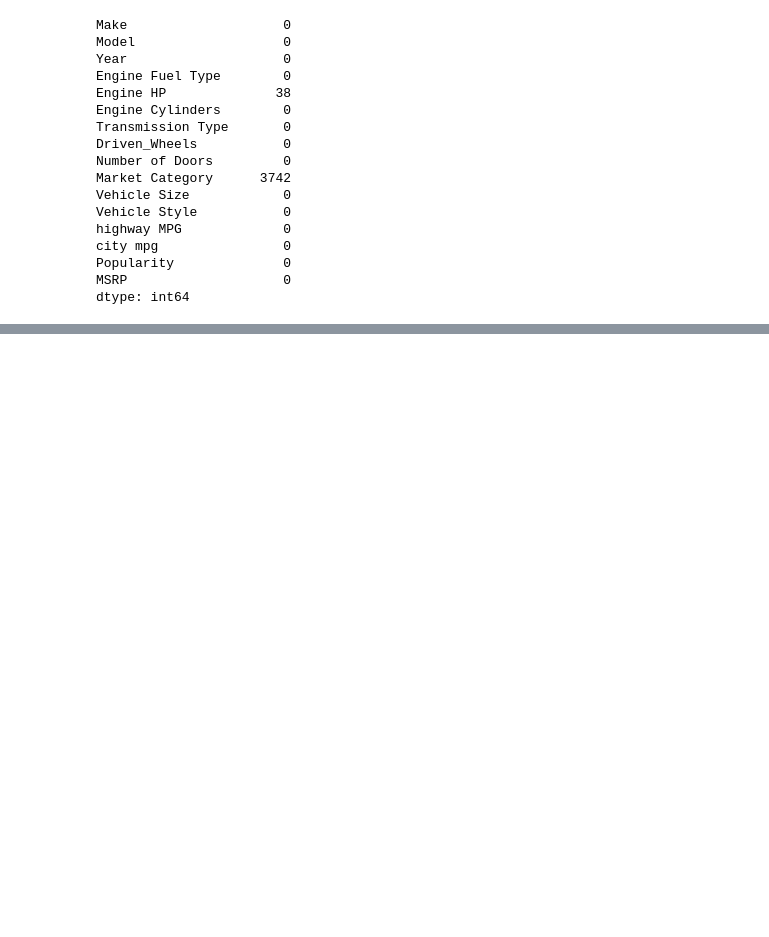
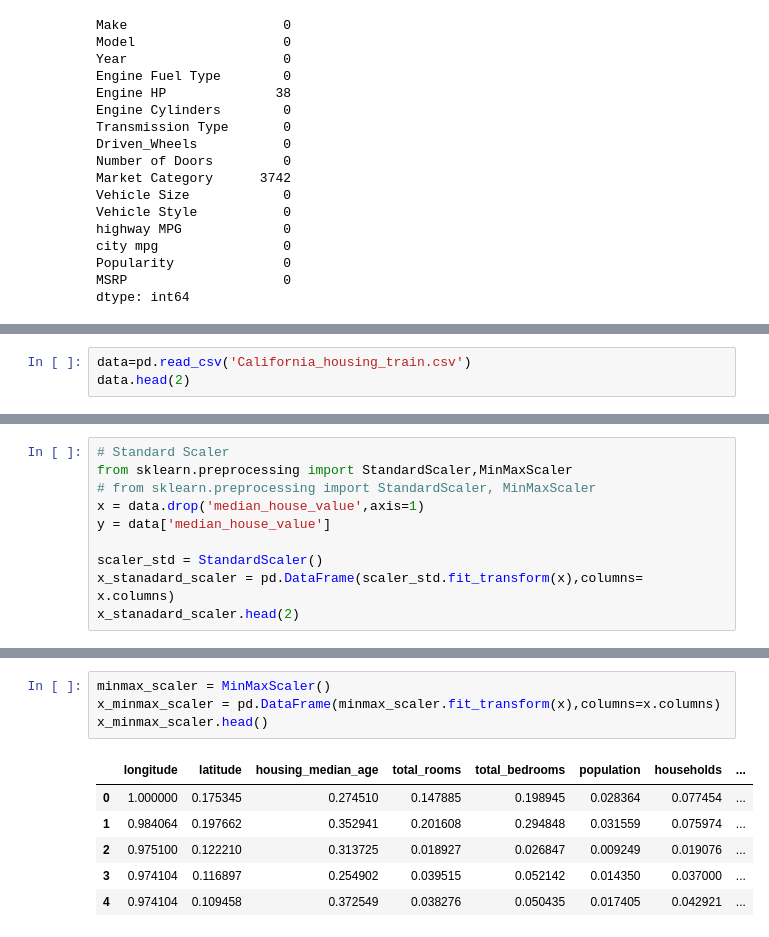
Before and after one commit to ESET0135/Advanced-trainin-Python-AIML, a Jupyter notebook: Day-3/EDA.ipynb, the cells around one changed output, grey strips where cells are left out. Saved outputs shown, nothing was run; the diff lists cells and outputs as text; blank space fills up the shorter version.

```diff
--- a/Day-3/EDA.ipynb
+++ b/Day-3/EDA.ipynb
@@ -337,0 +333,3 @@ dtype: int64
+# %%
+data=pd.read_csv('California_housing_train.csv')
+data.head(2)
@@ -337,0 +342,10 @@ dtype: int64
+# %%
+# Standard Scaler
+from sklearn.preprocessing import StandardScaler,MinMaxScaler
+# from sklearn.preprocessing import StandardScaler, MinMaxScaler
+x = data.drop('median_house_value',axis=1)
+y = data['median_house_value']
+
+scaler_std = StandardScaler()
+x_stanadard_scaler = pd.DataFrame(scaler_std.fit_transform(x),columns= x.columns)
+x_stanadard_scaler.head(2)
@@ -337,0 +364,11 @@ dtype: int64
+# %%
+minmax_scaler = MinMaxScaler()
+x_minmax_scaler = pd.DataFrame(minmax_scaler.fit_transform(x),columns=x.columns)
+x_minmax_scaler.head()
+# %% [output]
+|  | longitude | latitude | housing_median_age | total_rooms | total_bedrooms | population | households | ... |
+| 0 | 1.000000 | 0.175345 | 0.274510 | 0.147885 | 0.198945 | 0.028364 | 0.077454 | ... |
+| 1 | 0.984064 | 0.197662 | 0.352941 | 0.201608 | 0.294848 | 0.031559 | 0.075974 | ... |
+| 2 | 0.975100 | 0.122210 | 0.313725 | 0.018927 | 0.026847 | 0.009249 | 0.019076 | ... |
+| 3 | 0.974104 | 0.116897 | 0.254902 | 0.039515 | 0.052142 | 0.014350 | 0.037000 | ... |
+| 4 | 0.974104 | 0.109458 | 0.372549 | 0.038276 | 0.050435 | 0.017405 | 0.042921 | ... |
```
Also changed, not shown: parts of 21 cells of this notebook, 2 other files.
